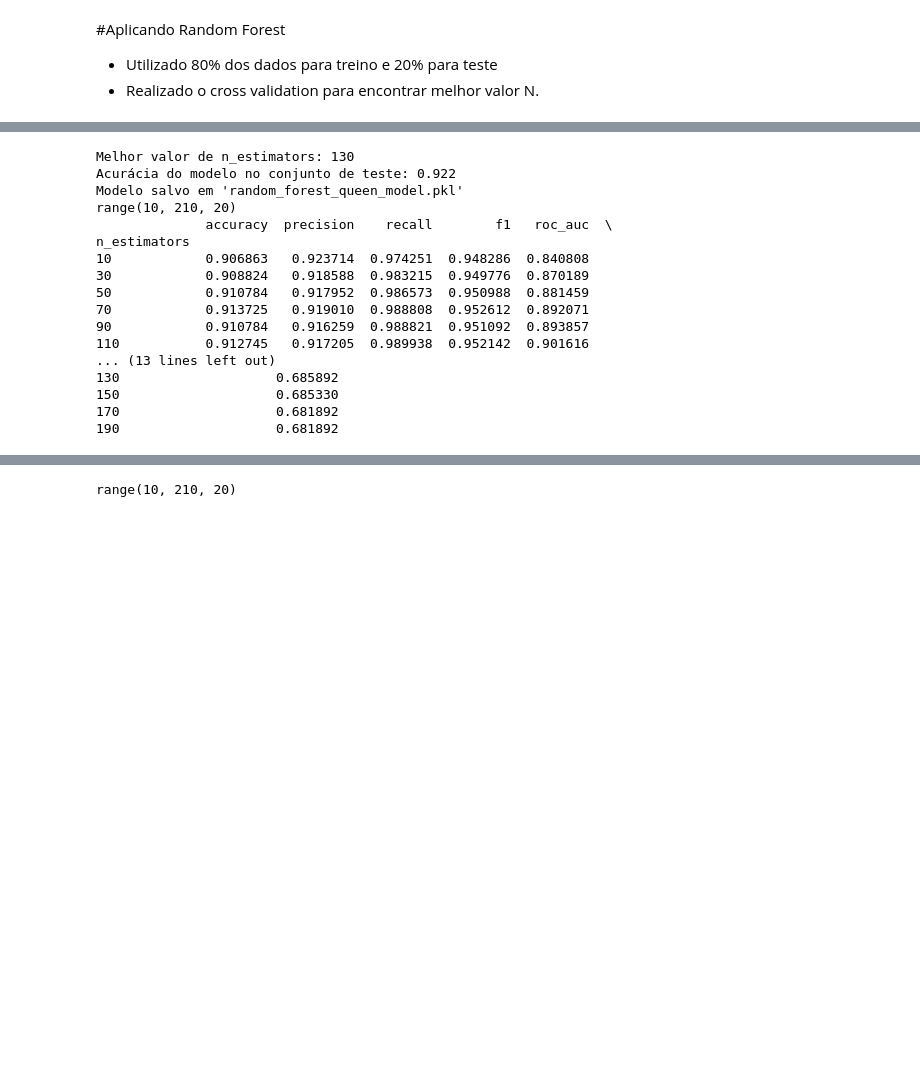
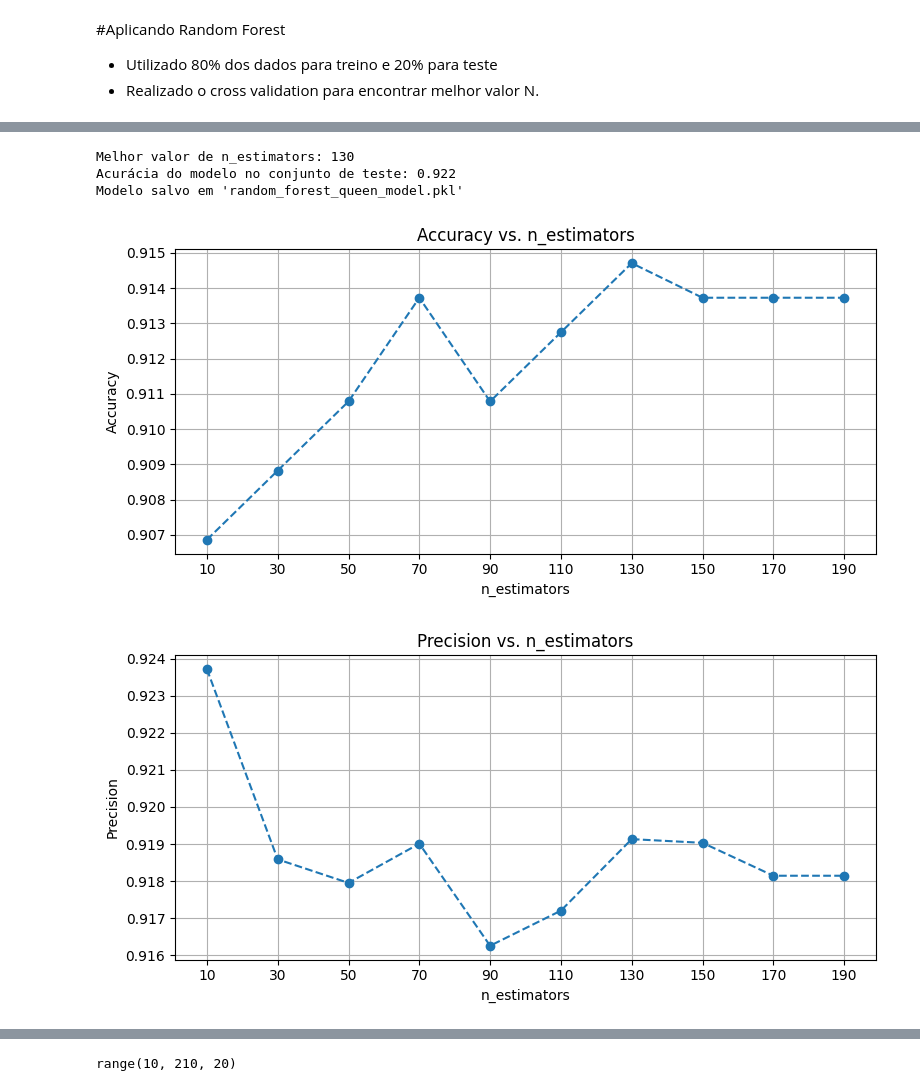
Before and after one commit to matheusbuenowb/Data-Mining-Bee-Colony, a Jupyter notebook: Atividade_IC.ipynb, the cells around one changed output, grey strips where cells are left out. Drawn from its saved outputs; the diff is of its cells as text; code cells hidden in the pictures; blank space fills up the shorter version.

Commit message:
Criado gráficos de métricas para a comparação dos resultados dos modelos de classificação.

```diff
--- a/Atividade_IC.ipynb
+++ b/Atividade_IC.ipynb
@@ -156,45 +158,33 @@ def evaluateMetrics(model, estimatorsValues, nameEstimator, X_train, y_train):
 from sklearn.ensemble import RandomForestClassifier
 
 #Avalia diferentes valores de n_estimators, para ver qual seria mais adequado para o modelo
 n_estimators_values = range(10, 210, 20)
 accuracy_scores = []
 
 for n in n_estimators_values:
     model = RandomForestClassifier(n_estimators=n, random_state=42)
     cv_scores = cross_val_score(model, X_train, y_train, cv=5)
     accuracy_scores.append(cv_scores.mean())
 
 plotValues('Número de árvores (n_estimators)','n_estimators x Accuracy Score', n_estimators_values, accuracy_scores, 'linear')
 
 #Escolhe o melhor n_estimators baseado na maior acurácia
 best_n = n_estimators_values[accuracy_scores.index(max(accuracy_scores))]
 print(f"Melhor valor de n_estimators: {best_n}")
 
 #Cria o modelo RandomForest com o melhor n_estimators
 model = RandomForestClassifier(n_estimators=best_n, random_state=42)
 
 trainModel(model, 'random_forest_queen_model.pkl')
 
-evaluateMetrics(model, n_estimators_values, 'n_estimators', X_train, y_train)
+evaluateMetrics(model, n_estimators_values, 'n_estimators', X_train, y_train, 'linear')
 
 #Carrega o modelo para novas previsões
 #newDataPrediction('random_forest_queen_model.pkl')
 # %% [output]
 [figure]
 Melhor valor de n_estimators: 130
 Acurácia do modelo no conjunto de teste: 0.922
 Modelo salvo em 'random_forest_queen_model.pkl'
-range(10, 210, 20)
-              accuracy  precision    recall        f1   roc_auc  \
-n_estimators
-10            0.906863   0.923714  0.974251  0.948286  0.840808
-30            0.908824   0.918588  0.983215  0.949776  0.870189
-50            0.910784   0.917952  0.986573  0.950988  0.881459
-70            0.913725   0.919010  0.988808  0.952612  0.892071
-90            0.910784   0.916259  0.988821  0.951092  0.893857
-110           0.912745   0.917205  0.989938  0.952142  0.901616
-... (13 lines left out)
-130                    0.685892
-150                    0.685330
-170                    0.681892
-190                    0.681892
+[figure, added]
+[figure, added]
```
Also changed, not shown: parts of 14 cells of this notebook.
